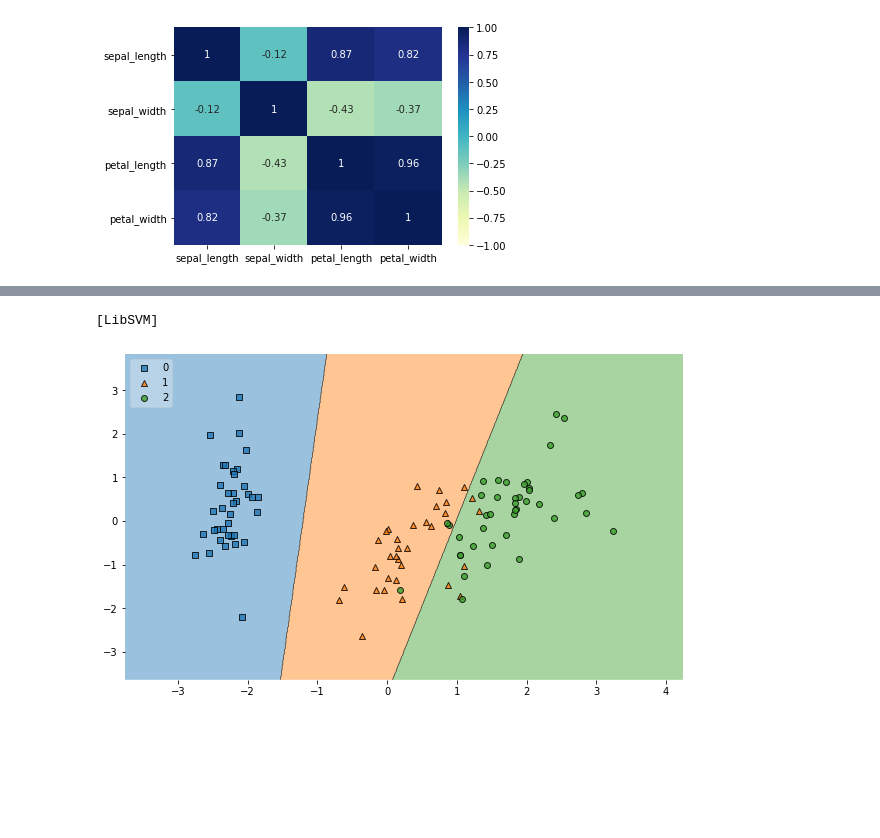
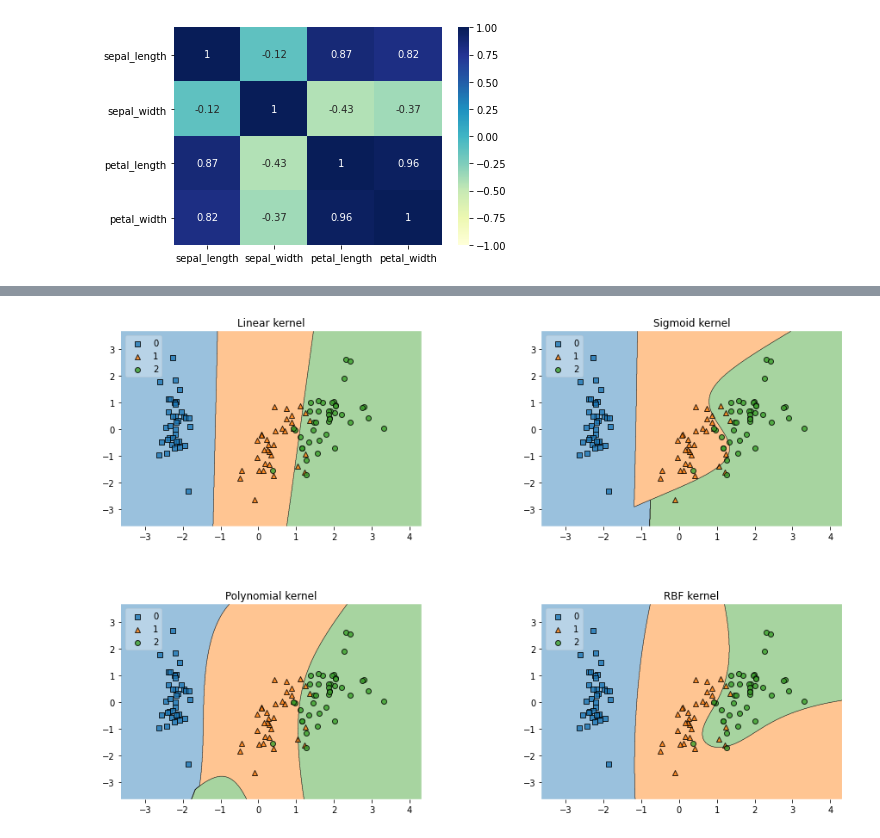
Before and after one commit to 37khalil/SVM-Implementation, a Jupyter notebook: Car_SVM_Classification.ipynb, the cells around one changed output, grey strips where cells are left out. Cells and saved outputs as stored; diff of their text form; code cells hidden in the pictures; blank space fills up the shorter version.

```diff
--- a/Car_SVM_Classification.ipynb
+++ b/Car_SVM_Classification.ipynb
@@ -228,10 +235,41 @@ ax.grid()
-# %%
-clf = SVC(kernel='linear', C=1E6, gamma=0.01, verbose=True)
-clf.fit(principalComponents, train_y)
-
-fig = plt.figure(figsize = (10,6))
-fig = plot_decision_regions(X=principalComponents, y=train_y,clf=clf, legend=2)
-plt.show()
-# %% [output]
-[LibSVM]
-[figure, removed]
+# %%
+C = 1E6
+gamma = 0.01
+
+linear_svc = SVC(kernel='linear', C=C).fit(principalComponents, train_y)
+sigmoid_svc = SVC(kernel='sigmoid', gamma=gamma, C=C).fit(principalComponents, train_y)
+poly_svc = SVC(kernel='poly', C=C, gamma=gamma).fit(principalComponents, train_y)
+rbf_svc = SVC(kernel='rbf', gamma=gamma, C=C).fit(principalComponents, train_y)
+# %%
+result = {"kernel": [],
+          "ACC": []}
+
+# create a mesh to plot in
+fig = plt.figure(figsize = (15,10))
+x_min, x_max = principalComponents[:, 0].min() - 1, principalComponents[:, 0].max() + 1
+y_min, y_max = principalComponents[:, 1].min() - 1, principalComponents[:, 1].max() + 1
+xx, yy = np.meshgrid(np.arange(x_min, x_max, .2),
+                     np.arange(y_min, y_max, .2))
+
+# title for the plots
+titles = ['Linear kernel',
+          'Sigmoid kernel',
+          'Polynomial kernel',
+          'RBF kernel']
+
+
+for i, clf in enumerate((linear_svc, sigmoid_svc, poly_svc, rbf_svc)):
+  acc = clf.score(test_components, test_labels)
+  result["kernel"].append(titles[i])
+  result["ACC"].append(acc)
+
+  plt.subplot(2, 2, i + 1)
+  plt.subplots_adjust(wspace=0.4, hspace=0.4)
+
+  fig = plot_decision_regions(X=principalComponents, y=train_y,clf=clf, legend=2)
+  plt.title(titles[i])
+
+plt.show()
+accDF = pd.DataFrame(result)
+# %% [output]
+[figure, added]
```
Also changed, not shown: parts of 16 cells of this notebook.
